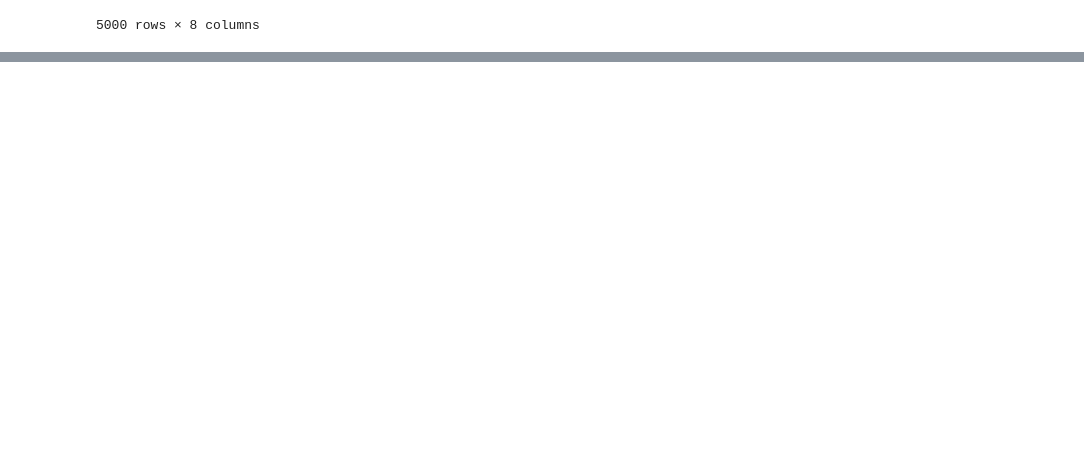
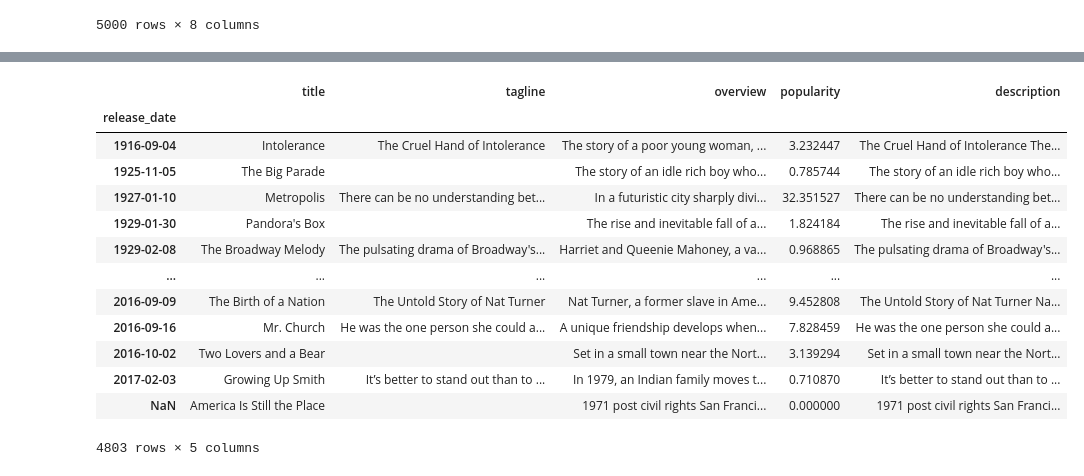
Before and after one commit to howard-haowen/NLP-demos, a Jupyter notebook: nlp_datasets.ipynb, the cells around one changed output, grey strips where cells are left out. Cells and saved outputs as stored; diff of their text form; code cells hidden in the pictures; blank space fills up the shorter version.

```diff
--- a/nlp_datasets.ipynb
+++ b/nlp_datasets.ipynb
@@ -341,0 +457,3 @@ df
+# %%
+raw_df = pd.read_csv('https://github.com/dipanjanS/nlp_workshop_dhs18/raw/master/Unit%2010%20-%20Project%208%20-%20Movie%20Recommendations%20with%20Document%20Similarity/tmdb_5000_movies.csv.gz', compression='gzip')
+raw_df.info()
@@ -341,0 +487,28 @@ df
+# %%
+def load_tmdb():
+    raw_df = pd.read_csv('https://github.com/dipanjanS/nlp_workshop_dhs18/raw/master/Unit%2010%20-%20Project%208%20-%20Movie%20Recommendations%20with%20Document%20Similarity/tmdb_5000_movies.csv.gz', compression='gzip')
+    cols = ['title', 'tagline', 'overview', 'popularity', 'release_date']
+    df = raw_df[cols].copy()
+    df['tagline'].fillna('', inplace=True)
+    df['description'] = df['tagline'] + ' ' + df['overview']
+    df.set_index('release_date', inplace=True)
+    df.sort_index(inplace=True)
+    return df
+# %%
+tmdb = load_tmdb()
+tmdb
+# %% [output]
+|  | title | tagline | overview | popularity | description |
+| release_date |  |  |  |  |  |
+| 1916-09-04 | Intolerance | The Cruel Hand of Intolerance | The story of a poor young woman, ... | 3.232447 | The Cruel Hand of Intolerance The... |
+| 1925-11-05 | The Big Parade |  | The story of an idle rich boy who... | 0.785744 | The story of an idle rich boy who... |
+| 1927-01-10 | Metropolis | There can be no understanding bet... | In a futuristic city sharply divi... | 32.351527 | There can be no understanding bet... |
+| 1929-01-30 | Pandora's Box |  | The rise and inevitable fall of a... | 1.824184 | The rise and inevitable fall of a... |
+| 1929-02-08 | The Broadway Melody | The pulsating drama of Broadway's... | Harriet and Queenie Mahoney, a va... | 0.968865 | The pulsating drama of Broadway's... |
+| ... | ... | ... | ... | ... | ... |
+| 2016-09-09 | The Birth of a Nation | The Untold Story of Nat Turner | Nat Turner, a former slave in Ame... | 9.452808 | The Untold Story of Nat Turner Na... |
+| 2016-09-16 | Mr. Church | He was the one person she could a... | A unique friendship develops when... | 7.828459 | He was the one person she could a... |
+| 2016-10-02 | Two Lovers and a Bear |  | Set in a small town near the Nort... | 3.139294 | Set in a small town near the Nort... |
+| 2017-02-03 | Growing Up Smith | It’s better to stand out than to ... | In 1979, an Indian family moves t... | 0.710870 | It’s better to stand out than to ... |
+| NaN | America Is Still the Place |  | 1971 post civil rights San Franci... | 0.000000 | 1971 post civil rights San Franci... |
+4803 rows × 5 columns
```
Also changed, not shown: parts of 29 cells of this notebook.
